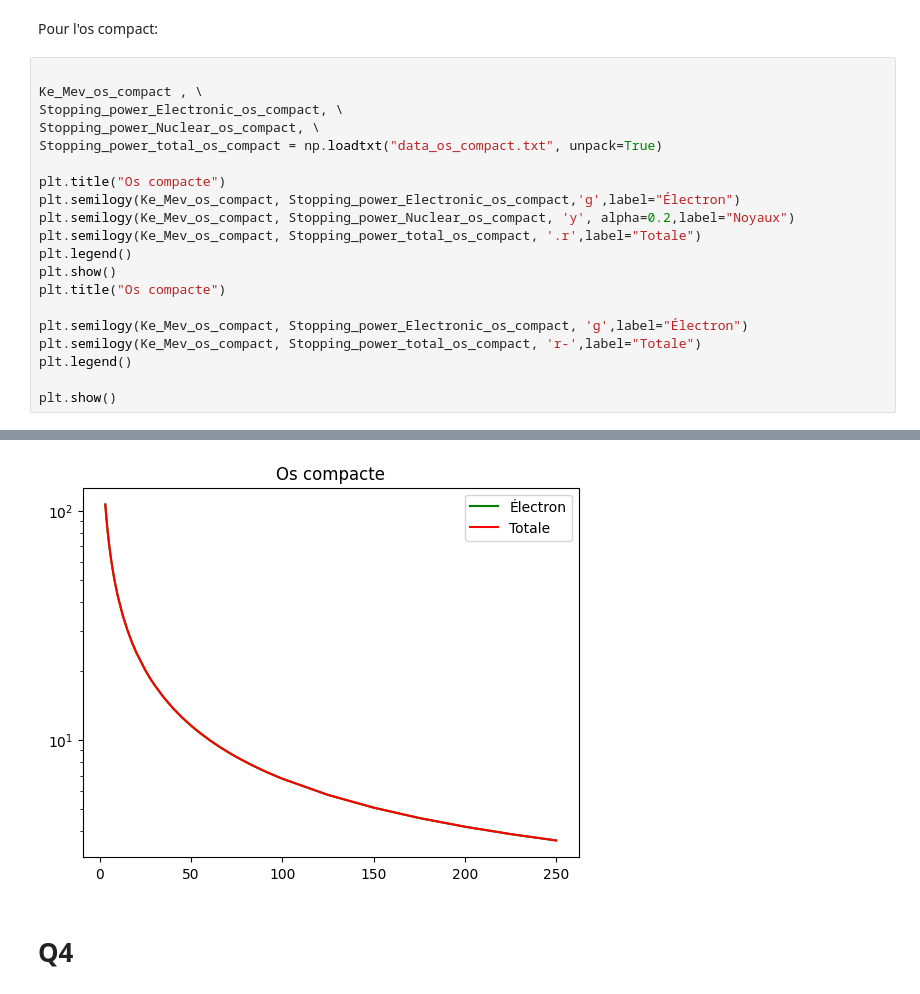
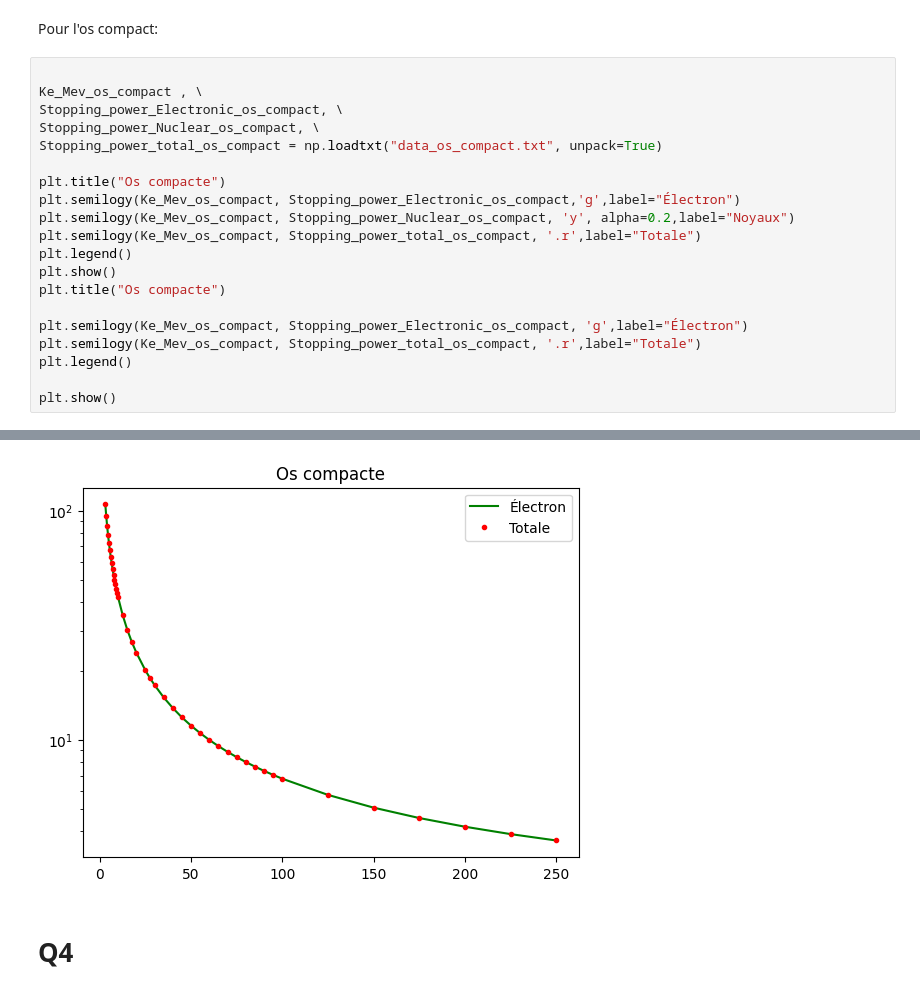
Before and after one commit to craqu/TP_PhysNum, a Jupyter notebook: TP1_AntoineVeillette_EmilePoirier_MichaelHudon.ipynb, the cells around one changed output, grey strips where cells are left out. Drawn from its saved outputs; the diff is of its cells as text.

```diff
--- a/TP1_AntoineVeillette_EmilePoirier_MichaelHudon.ipynb
+++ b/TP1_AntoineVeillette_EmilePoirier_MichaelHudon.ipynb
@@ -173,26 +171,26 @@ Pour l'os compact:
 # %%
 
 Ke_Mev_os_compact , \
 Stopping_power_Electronic_os_compact, \
 Stopping_power_Nuclear_os_compact, \
 Stopping_power_total_os_compact = np.loadtxt("data_os_compact.txt", unpack=True)
 
 plt.title("Os compacte")
 plt.semilogy(Ke_Mev_os_compact, Stopping_power_Electronic_os_compact,'g',label="Électron")
 plt.semilogy(Ke_Mev_os_compact, Stopping_power_Nuclear_os_compact, 'y', alpha=0.2,label="Noyaux")
 plt.semilogy(Ke_Mev_os_compact, Stopping_power_total_os_compact, '.r',label="Totale")
 plt.legend()
 plt.show()
 plt.title("Os compacte")
 
 plt.semilogy(Ke_Mev_os_compact, Stopping_power_Electronic_os_compact, 'g',label="Électron")
-plt.semilogy(Ke_Mev_os_compact, Stopping_power_total_os_compact, 'r-',label="Totale")
+plt.semilogy(Ke_Mev_os_compact, Stopping_power_total_os_compact, '.r',label="Totale")
 plt.legend()
 
 plt.show()
 # %% [output]
 [figure]
-[figure, old version]
+[figure, new version]
 # %% [markdown]
 # Q4
 # %% [markdown]
```
Also changed, not shown: parts of 2 cells of this notebook.
